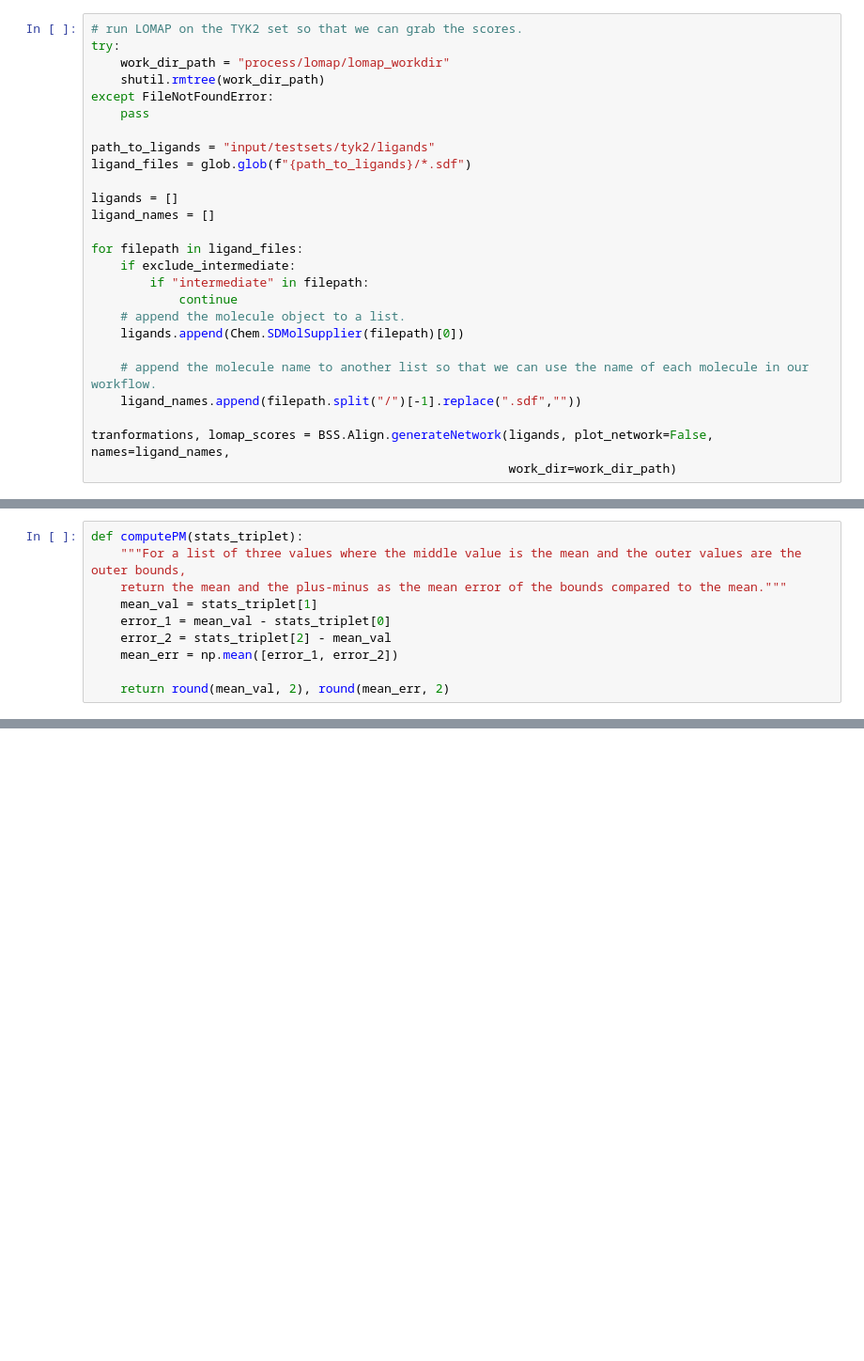
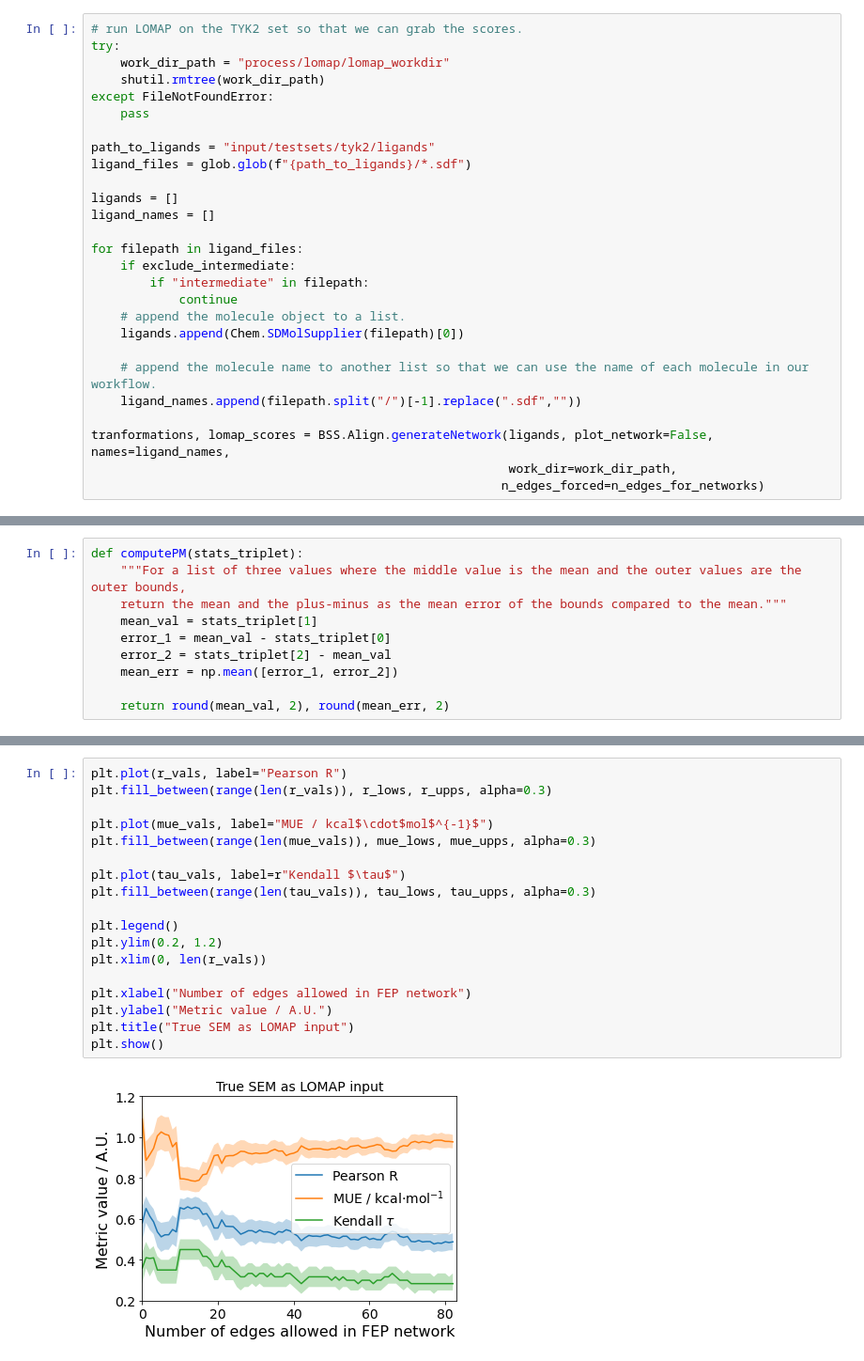
Before and after one commit to michellab/RBFENN, a Jupyter notebook: ANALYSIS/perturbation_networks/_05_generate_perturbation_networks.ipynb, the cells around one changed output, grey strips where cells are left out. Shown at 94% size. Saved outputs shown, nothing was run; the diff lists cells and outputs as text; blank space fills up the shorter version.

```diff
--- a/ANALYSIS/perturbation_networks/_05_generate_perturbation_networks.ipynb
+++ b/ANALYSIS/perturbation_networks/_05_generate_perturbation_networks.ipynb
@@ -159,4 +171,5 @@ for filepath in ligand_files:
     ligand_names.append(filepath.split("/")[-1].replace(".sdf",""))
 
 tranformations, lomap_scores = BSS.Align.generateNetwork(ligands, plot_network=False, names=ligand_names,
-                                                         work_dir=work_dir_path)
+                                                         work_dir=work_dir_path,
+                                                        n_edges_forced=n_edges_for_networks)
@@ -810,0 +871,20 @@ $SEM^{scaled}_{\overline{\Delta{G}}_{solvated}}$
+# %%
+plt.plot(r_vals, label="Pearson R")
+plt.fill_between(range(len(r_vals)), r_lows, r_upps, alpha=0.3)
+
+plt.plot(mue_vals, label="MUE / kcal$\cdot$mol$^{-1}$")
+plt.fill_between(range(len(mue_vals)), mue_lows, mue_upps, alpha=0.3)
+
+plt.plot(tau_vals, label=r"Kendall $\tau$")
+plt.fill_between(range(len(tau_vals)), tau_lows, tau_upps, alpha=0.3)
+
+plt.legend()
+plt.ylim(0.2, 1.2)
+plt.xlim(0, len(r_vals))
+
+plt.xlabel("Number of edges allowed in FEP network")
+plt.ylabel("Metric value / A.U.")
+plt.title("True SEM as LOMAP input")
+plt.show()
+# %% [output]
+[figure, added]
```
Also changed, not shown: parts of 18 cells of this notebook, 20 other files.
